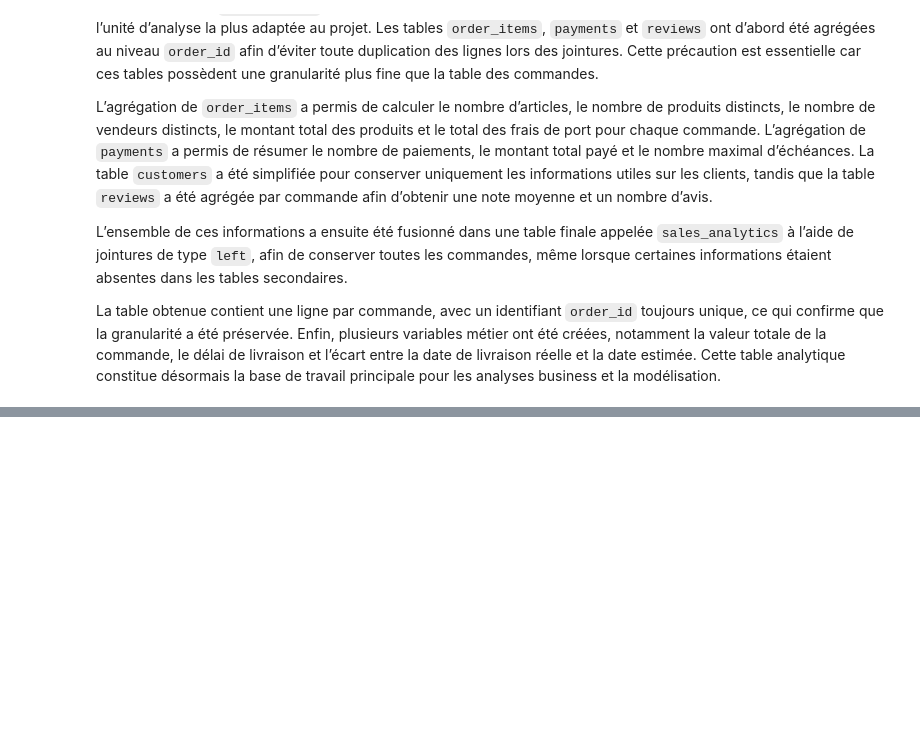
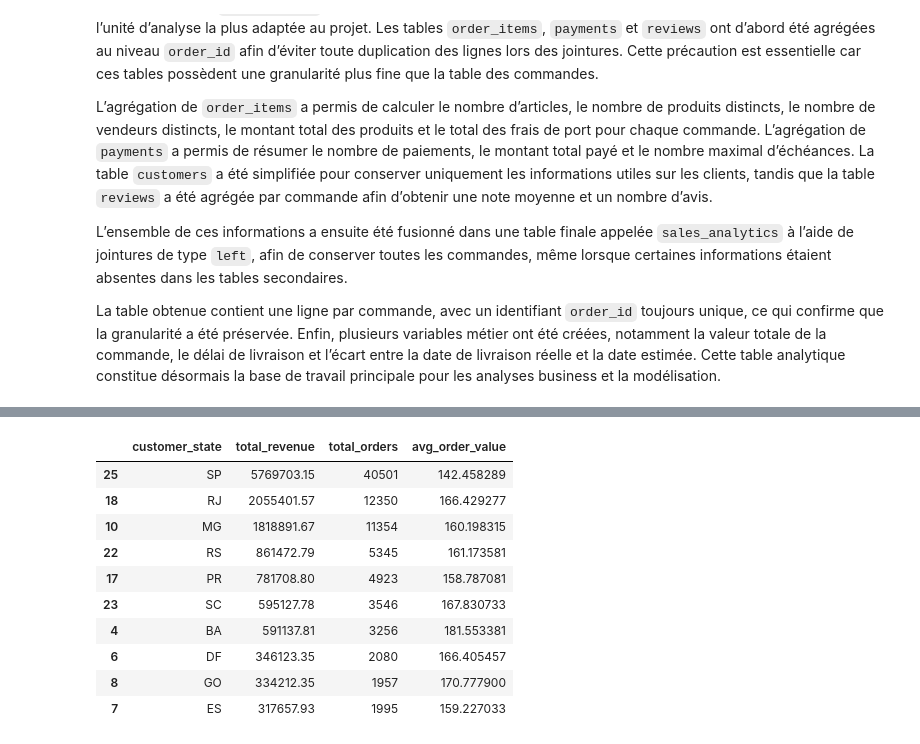
Before and after one commit to paulbelleguic/ecommerce-sales-analytics, a Jupyter notebook: notebooks/01_data_audit.ipynb, the cells around one changed output, grey strips where cells are left out. Cells and saved outputs as stored; diff of their text form; code cells hidden in the pictures; blank space fills up the shorter version.

```diff
--- a/notebooks/01_data_audit.ipynb
+++ b/notebooks/01_data_audit.ipynb
@@ -470,0 +539,25 @@ La table obtenue contient une ligne par commande, avec un identifiant `order_id`
+# %%
+state_sales = (
+    delivered_sales
+    .groupby("customer_state", as_index=False)
+    .agg(
+        total_revenue=("total_order_value", "sum"),
+        total_orders=("order_id", "count"),
+        avg_order_value=("total_order_value", "mean"),
+    )
+    .sort_values("total_revenue", ascending=False)
+)
+
+state_sales.head(10)
+# %% [output]
+|  | customer_state | total_revenue | total_orders | avg_order_value |
+| 25 | SP | 5769703.15 | 40501 | 142.458289 |
+| 18 | RJ | 2055401.57 | 12350 | 166.429277 |
+| 10 | MG | 1818891.67 | 11354 | 160.198315 |
+| 22 | RS | 861472.79 | 5345 | 161.173581 |
+| 17 | PR | 781708.80 | 4923 | 158.787081 |
+| 23 | SC | 595127.78 | 3546 | 167.830733 |
+| 4 | BA | 591137.81 | 3256 | 181.553381 |
+| 6 | DF | 346123.35 | 2080 | 166.405457 |
+| 8 | GO | 334212.35 | 1957 | 170.777900 |
+| 7 | ES | 317657.93 | 1995 | 159.227033 |
```
Also changed, not shown: parts of 11 cells of this notebook, 1 other file.
